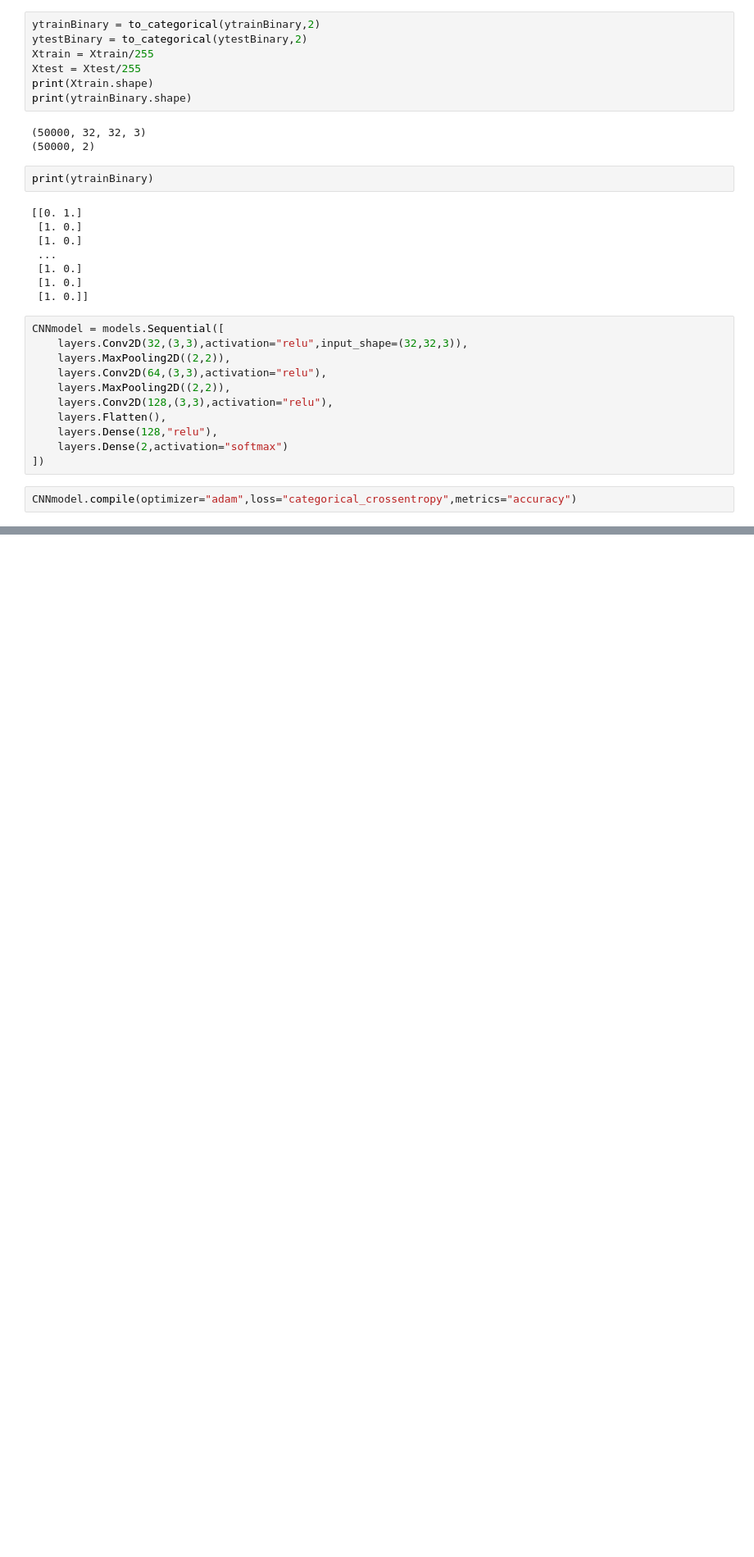
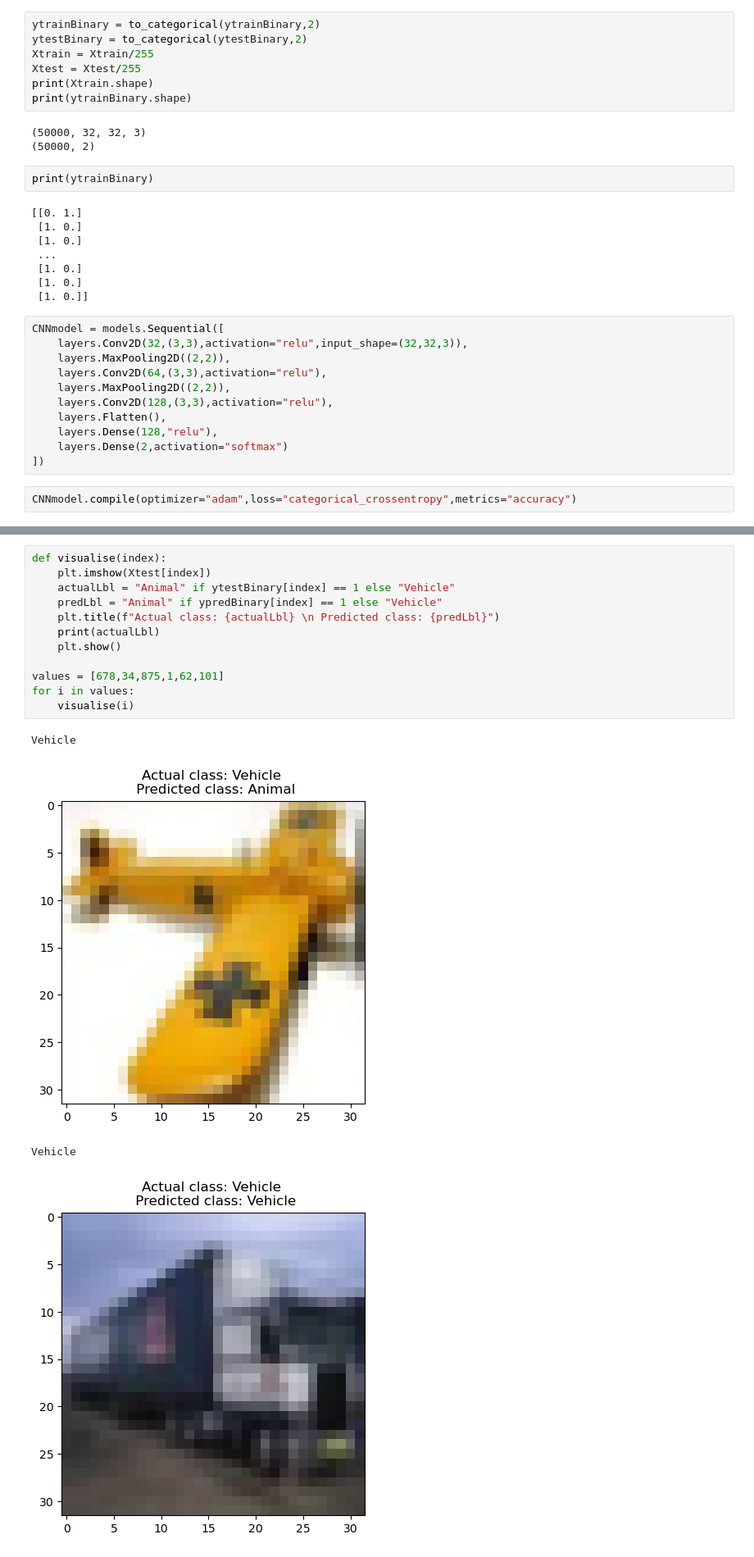
Before and after one commit to Mlee3333/Deep-Learning, a Jupyter notebook: cnn.ipynb, the cells around one changed output, grey strips where cells are left out. Shown at 82% size. Saved outputs shown, nothing was run; the diff lists cells and outputs as text; blank space fills up the shorter version.

```diff
--- a/cnn.ipynb
+++ b/cnn.ipynb
@@ -81,0 +107,17 @@ import matlplotlib.pyplot as plt
+# %%
+def visualise(index):
+    plt.imshow(Xtest[index])
+    actualLbl = "Animal" if ytestBinary[index] == 1 else "Vehicle"
+    predLbl = "Animal" if ypredBinary[index] == 1 else "Vehicle"
+    plt.title(f"Actual class: {actualLbl} \n Predicted class: {predLbl}")
+    print(actualLbl)
+    plt.show()
+
+values = [678,34,875,1,62,101]
+for i in values:
+    visualise(i)
+# %% [output]
+Vehicle
+[figure, added]
+Vehicle
+[figure, added]
```
Also changed, not shown: parts of 6 cells of this notebook.
